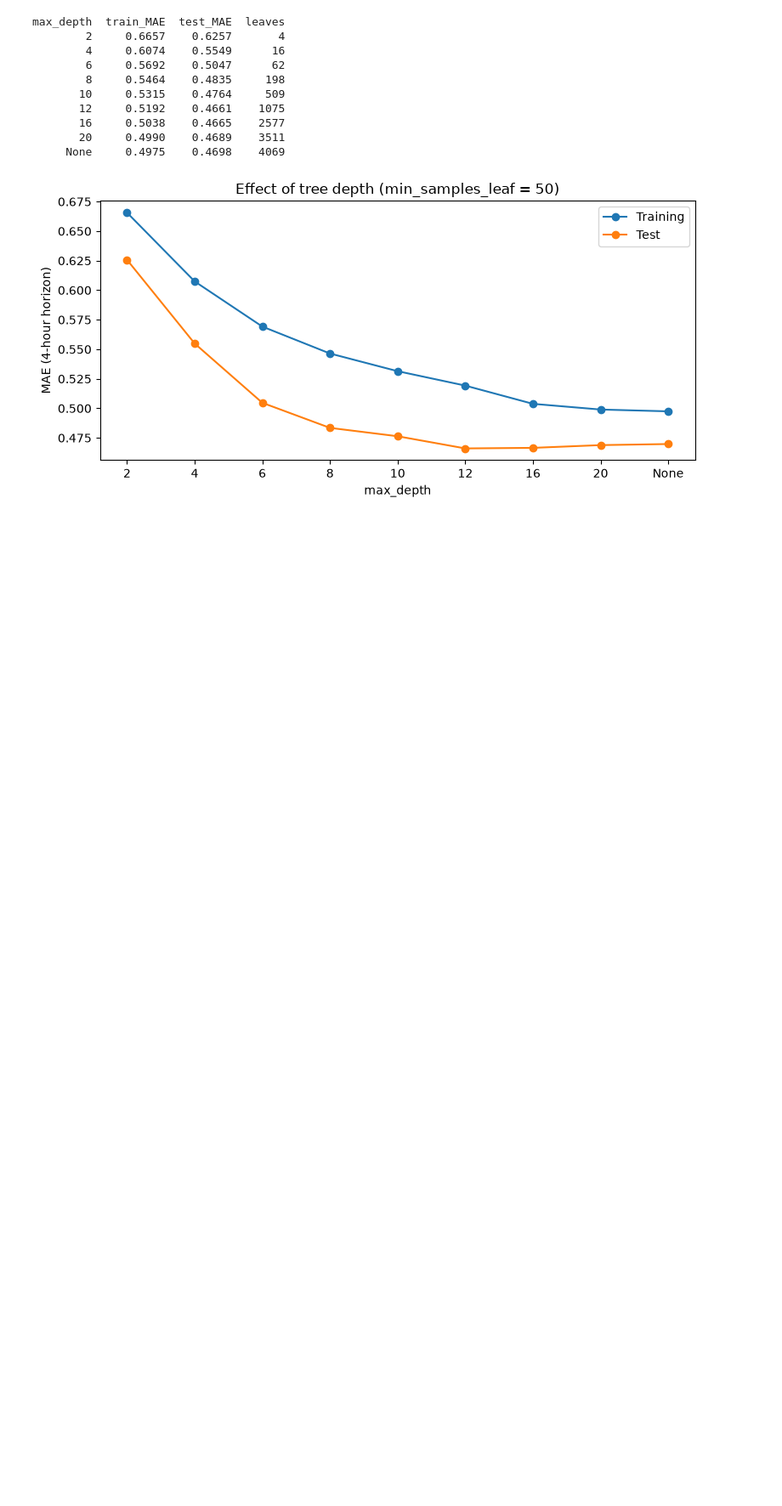
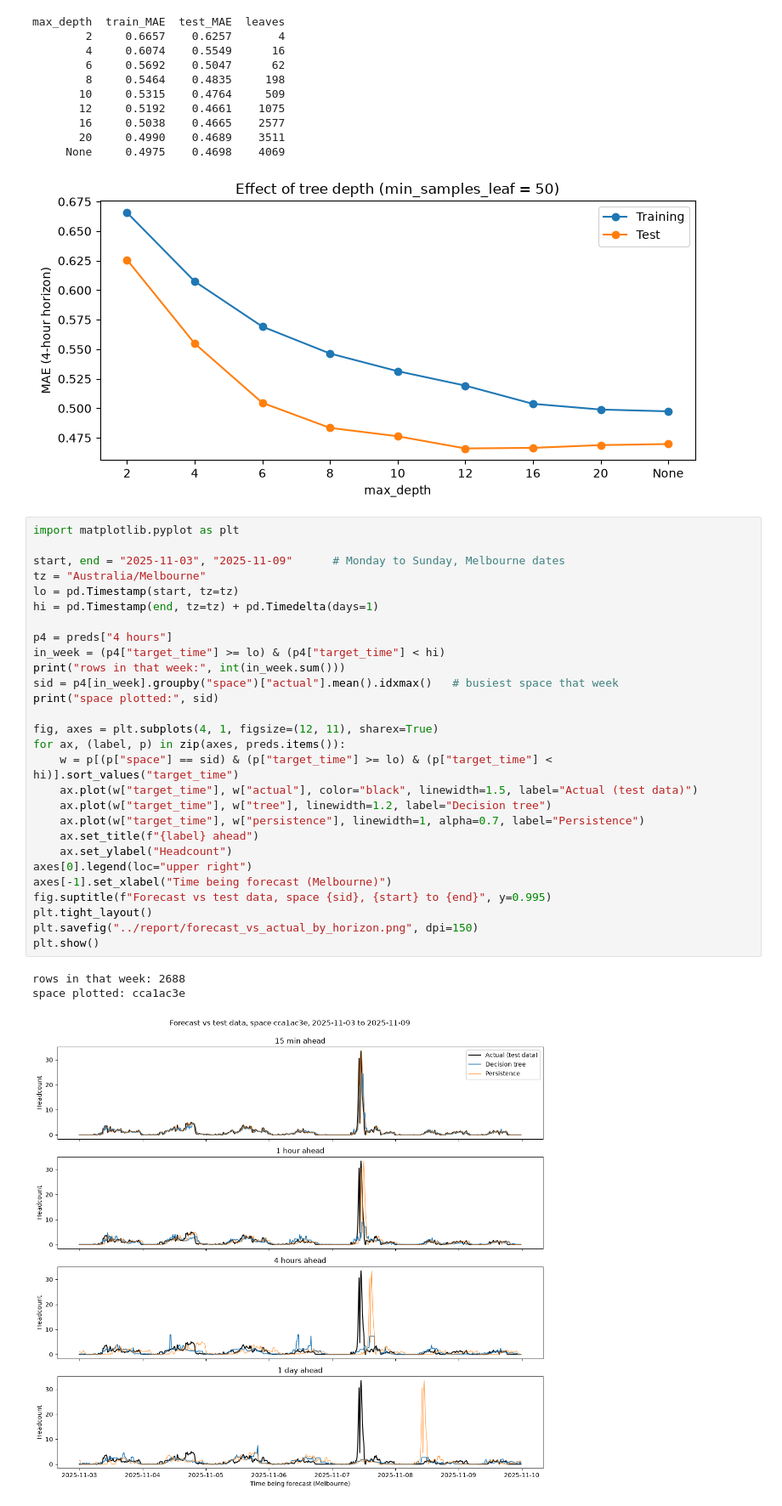
Before and after one commit to OscarPayne28/3001-OCCUPANCY-PROJECT, a Jupyter notebook: notebooks/02_modelling.ipynb, the cells around one changed output. Shown at 85% size. Cells and saved outputs as stored; diff of their text form; blank space fills up the shorter version.

Commit message:
Add forecast versus test data figure

```diff
--- a/notebooks/02_modelling.ipynb
+++ b/notebooks/02_modelling.ipynb
@@ -1170,3 +1170,35 @@ max_depth  train_MAE  test_MAE  leaves
        20     0.4990    0.4689    3511
      None     0.4975    0.4698    4069
 [figure]
+# %%
+import matplotlib.pyplot as plt
+
+start, end = "2025-11-03", "2025-11-09"      # Monday to Sunday, Melbourne dates
+tz = "Australia/Melbourne"
+lo = pd.Timestamp(start, tz=tz)
+hi = pd.Timestamp(end, tz=tz) + pd.Timedelta(days=1)
+
+p4 = preds["4 hours"]
+in_week = (p4["target_time"] >= lo) & (p4["target_time"] < hi)
+print("rows in that week:", int(in_week.sum()))
+sid = p4[in_week].groupby("space")["actual"].mean().idxmax()   # busiest space that week
+print("space plotted:", sid)
+
+fig, axes = plt.subplots(4, 1, figsize=(12, 11), sharex=True)
+for ax, (label, p) in zip(axes, preds.items()):
+    w = p[(p["space"] == sid) & (p["target_time"] >= lo) & (p["target_time"] < hi)].sort_values("target_time")
+    ax.plot(w["target_time"], w["actual"], color="black", linewidth=1.5, label="Actual (test data)")
+    ax.plot(w["target_time"], w["tree"], linewidth=1.2, label="Decision tree")
+    ax.plot(w["target_time"], w["persistence"], linewidth=1, alpha=0.7, label="Persistence")
+    ax.set_title(f"{label} ahead")
+    ax.set_ylabel("Headcount")
+axes[0].legend(loc="upper right")
+axes[-1].set_xlabel("Time being forecast (Melbourne)")
+fig.suptitle(f"Forecast vs test data, space {sid}, {start} to {end}", y=0.995)
+plt.tight_layout()
+plt.savefig("../report/forecast_vs_actual_by_horizon.png", dpi=150)
+plt.show()
+# %% [output]
+rows in that week: 2688
+space plotted: cca1ac3e
+[figure, added]
```
Also changed, not shown: 1 other file.
